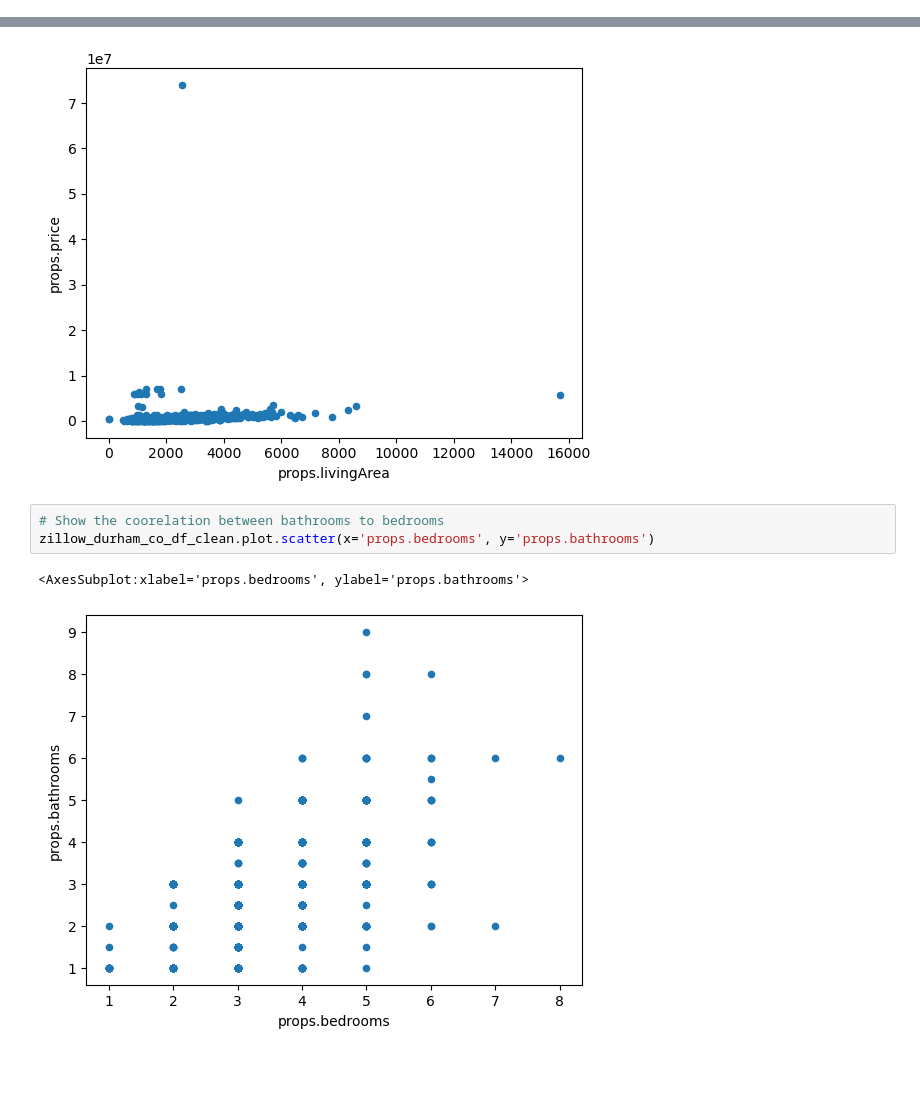
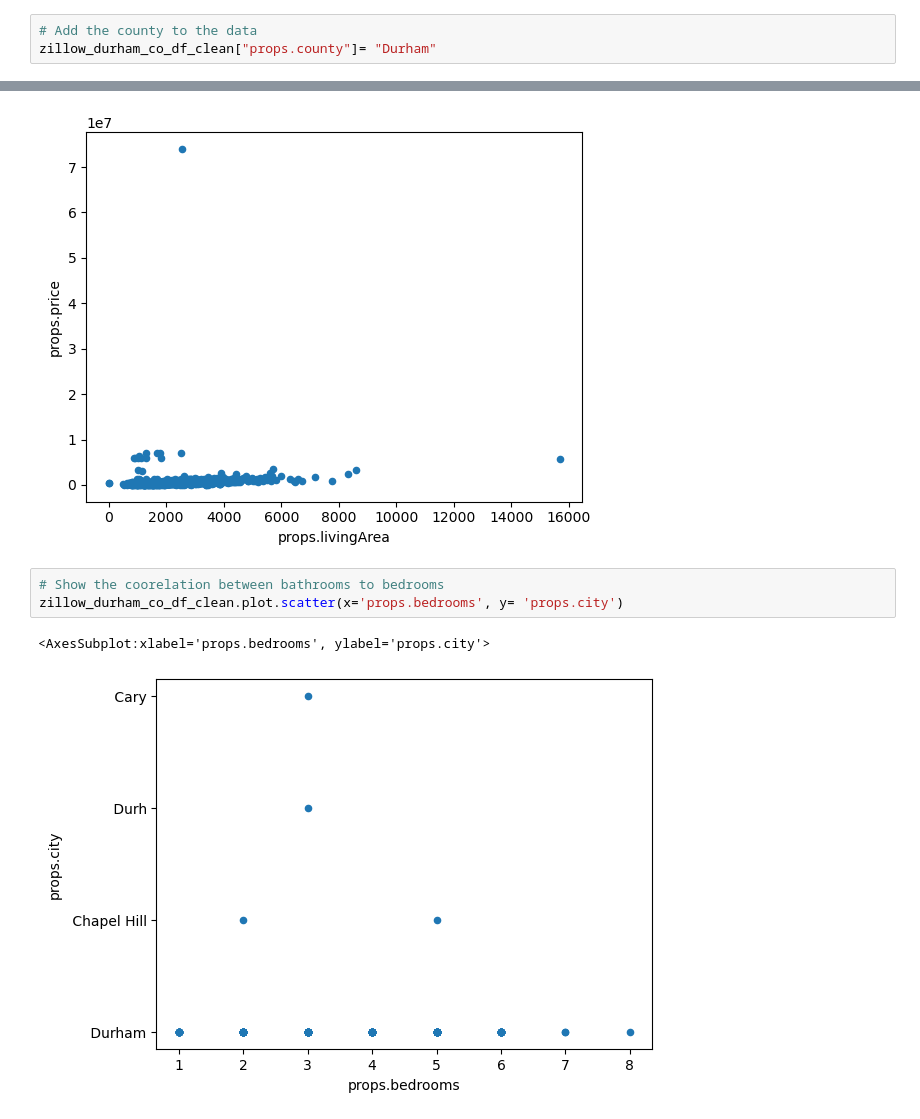
Before and after one commit to BlazeMedina/Final_Project, a Jupyter notebook: ETL_for_zillow_durham_co_Database_Creation.ipynb, the cells around one changed output, grey strips where cells are left out. Saved outputs shown, nothing was run; the diff lists cells and outputs as text; blank space fills up the shorter version.

```diff
--- a/ETL_for_zillow_durham_co_Database_Creation.ipynb
+++ b/ETL_for_zillow_durham_co_Database_Creation.ipynb
@@ -189,6 +189,9 @@ zillow_durham_co_df_clean[['props.state', 'props.zipcode']]= zillow_durham_co_df
 # %%
 # Drop the original address column and reorder
 zillow_durham_co_df_clean = zillow_durham_co_df_clean.reindex(columns=['props.dateSold', 'props.propertyType', 'props.lotAreaValue', 'props.mail_address', 'props.city','props.state', 'props.zipcode', 'props.variableData.text', 'props.variableData.type', 'props.zestimate', 'props.imgSrc', 'props.price', 'props.bedrooms', 'props.daysOnZillow', 'props.bathrooms', 'props.livingArea', 'props.country', 'props.currency', 'props.lotAreaUnit'])
+# %%
+# Add the county to the data
+zillow_durham_co_df_clean["props.county"]= "Durham"
 # %%
 # Check the splits
 zillow_durham_co_df_clean.head()
@@ -207,10 +210,10 @@ zillow_durham_co_df_clean.plot.scatter(x='props.livingArea', y='props.price')
 [figure]
 # %%
 # Show the coorelation between bathrooms to bedrooms
-zillow_durham_co_df_clean.plot.scatter(x='props.bedrooms', y='props.bathrooms')
+zillow_durham_co_df_clean.plot.scatter(x='props.bedrooms', y= 'props.city')
 # %% [output]
-<AxesSubplot:xlabel='props.bedrooms', ylabel='props.bathrooms'>
+<AxesSubplot:xlabel='props.bedrooms', ylabel='props.city'>
-[figure, old version]
+[figure, new version]
 # %%
 # For visualizations
 import matplotlib.pyplot as plt
```
Also changed, not shown: parts of 11 cells of this notebook.
